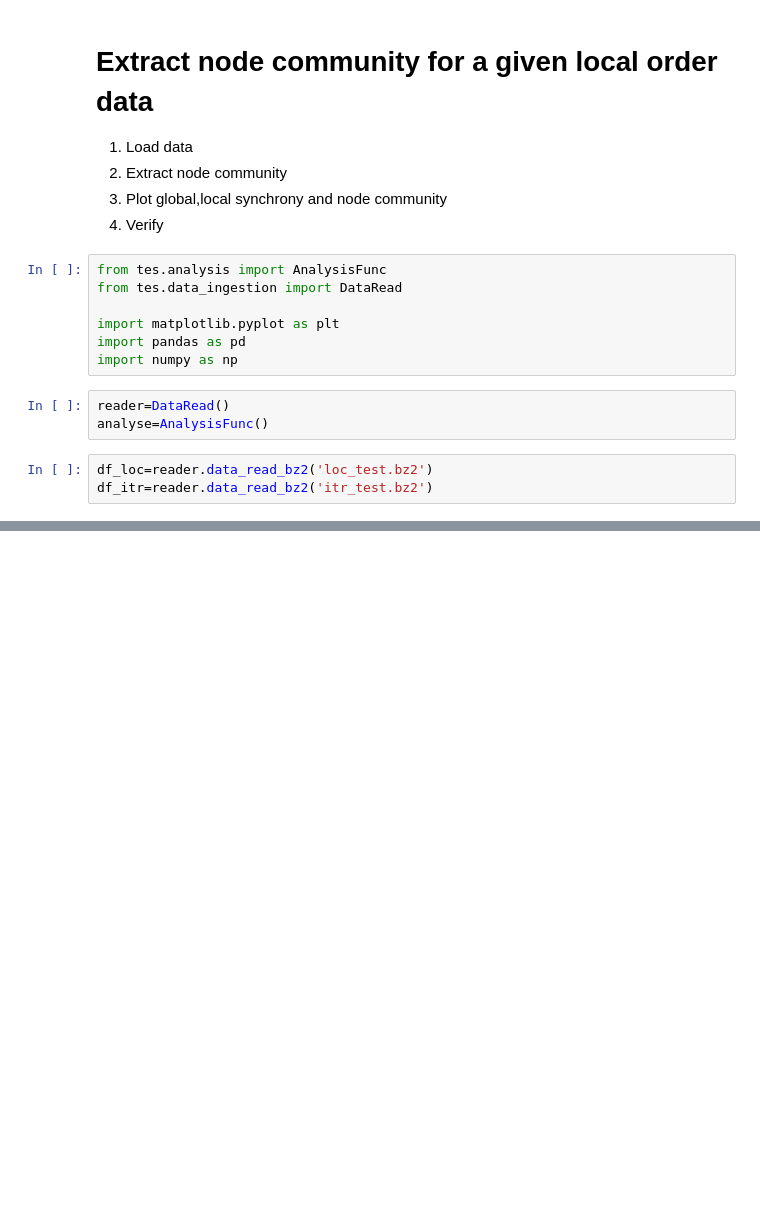
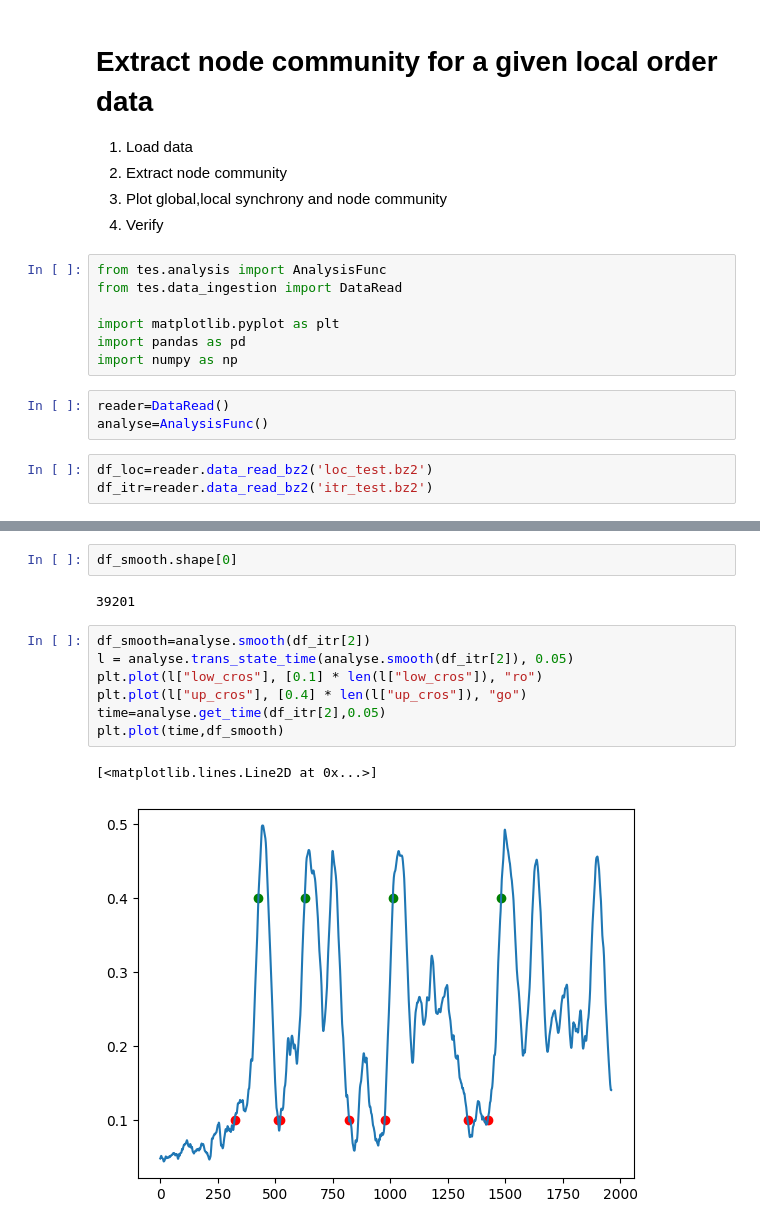
Before and after one commit to csndl-iitd/srg-tes-epilepsy-models, a Jupyter notebook: analysis/notebooks/Test Node Community Extraction.ipynb, the cells around one changed output, grey strips where cells are left out. Drawn from its saved outputs; the diff is of its cells as text; blank space fills up the shorter version.

```diff
--- a/analysis/notebooks/Test Node Community Extraction.ipynb
+++ b/analysis/notebooks/Test Node Community Extraction.ipynb
@@ -26,0 +80,14 @@ DataUtils initialized
+# %%
+df_smooth.shape[0]
+# %% [output]
+39201
+# %%
+df_smooth=analyse.smooth(df_itr[2])
+l = analyse.trans_state_time(analyse.smooth(df_itr[2]), 0.05)
+plt.plot(l["low_cros"], [0.1] * len(l["low_cros"]), "ro")
+plt.plot(l["up_cros"], [0.4] * len(l["up_cros"]), "go")
+time=analyse.get_time(df_itr[2],0.05)
+plt.plot(time,df_smooth)
+# %% [output]
+[<matplotlib.lines.Line2D at 0x...>]
+[figure, added]
```
Also changed, not shown: parts of 6 cells of this notebook, 1 other file.
